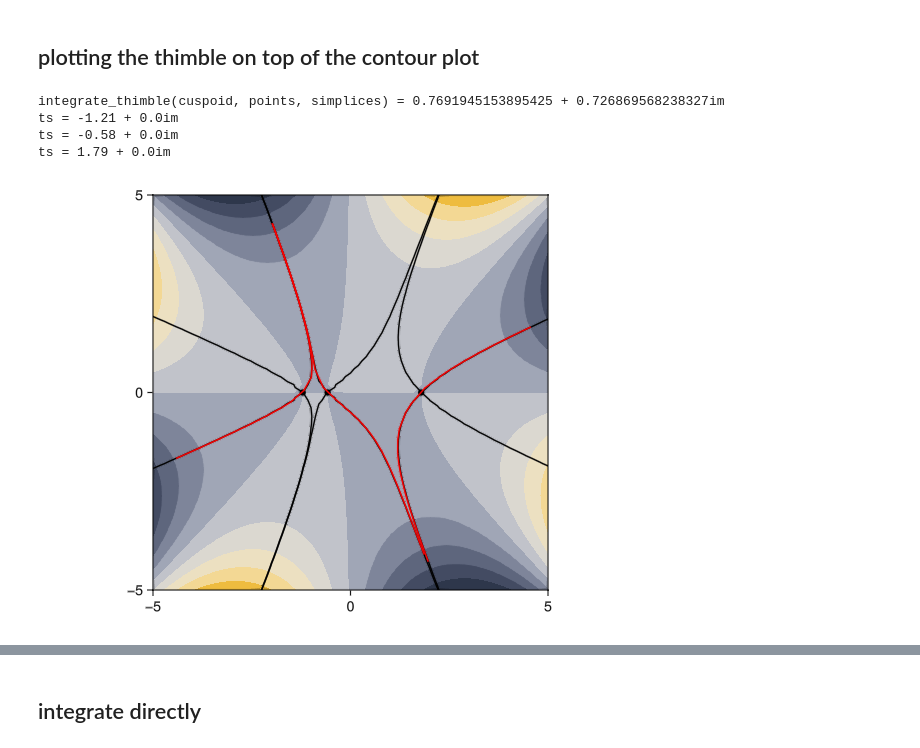
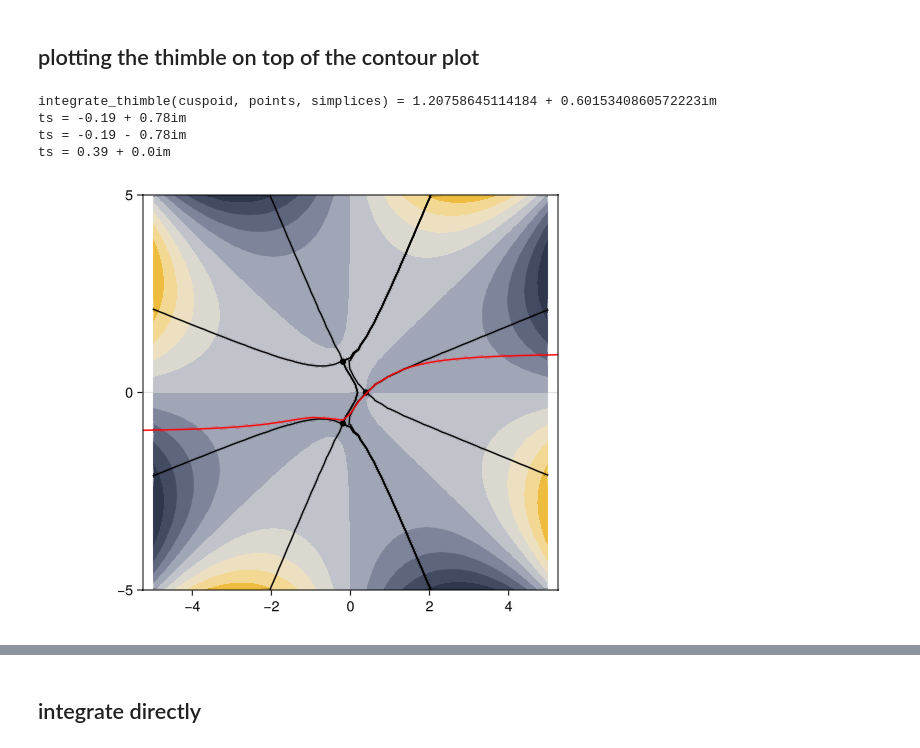
Before and after one commit to fynnbearfoot/PicardLefschetz.jl, a Jupyter notebook: docs/canonical diffraction integrals in 1D.ipynb, the cells around one changed output, grey strips where cells are left out. Cells and saved outputs as stored; diff of their text form; code cells hidden in the pictures.

```diff
--- a/docs/canonical diffraction integrals in 1D.ipynb
+++ b/docs/canonical diffraction integrals in 1D.ipynb
@@ -217,7 +216,7 @@ ts = 0.23 + 1.63im
 ## plotting the thimble on top of the contour plot
 # %%
 let
-    xvec = [-5., -5.]
+    xvec = [-1., 1.]
     ### define your phase functions, as functions of 't' only
     cuspoid(t) = phi2(xvec)(t)
     cuspoid_drv(t) = phi2drv(xvec)(t)
@@ -246,7 +245,7 @@ let
     Δinit = 0.5
     #####
     points, simplices = get_thimble(cuspoid, cuspoid_drv, real(tmin), real(tmax),
-        Nflow = Nsteps,
+        Nflow = 10,
         flowstepfactor = flowfactor,
         h_threshold=-600.,
         Δinit=Δinit,
@@ -276,38 +275,38 @@ let
     ### plot contour lines for saddle points
     for ts in saddles
         relevant = false
         @show ts
         Φ_saddle = cuspoid(ts)
         contour_saddle_real = Contour.contour(collect(treals), collect(timags), real.(Φvals), real.(Φ_saddle))
 
         for curve in contour_saddle_real.lines
             saddle_ip = crosses_point(curve, Point(reim(ts)...), crossthresh)
             if !(saddle_ip==false)
                 lines!(ax, Contour.coordinates(curve)..., color = :black)
             end
 
         end
     end
 
     ### plot saddle points
     scatter!(ax, reim(saddles)..., color = :black)
 
     ### plot the thimble
 #     scatter!([reim(p.coord) for p in points if p.active])
     for seg in simplices
         if seg.active
             lines!(ax,[reim.(p.coord) for p in points[seg.coord]], color=:red)
         end
     end
 
     f
 end
 # %% [output]
-integrate_thimble(cuspoid, points, simplices) = 0.7691945153895425 + 0.726869568238327im
-ts = -1.21 + 0.0im
-ts = -0.58 + 0.0im
-ts = 1.79 + 0.0im
+integrate_thimble(cuspoid, points, simplices) = 1.20758645114184 + 0.6015340860572223im
+ts = -0.19 + 0.78im
+ts = -0.19 - 0.78im
+ts = 0.39 + 0.0im
-[figure, old version]
+[figure, new version]
 # %%
 let
     xvec = [-5., 5.]
```
Also changed, not shown: parts of 3 cells of this notebook.
